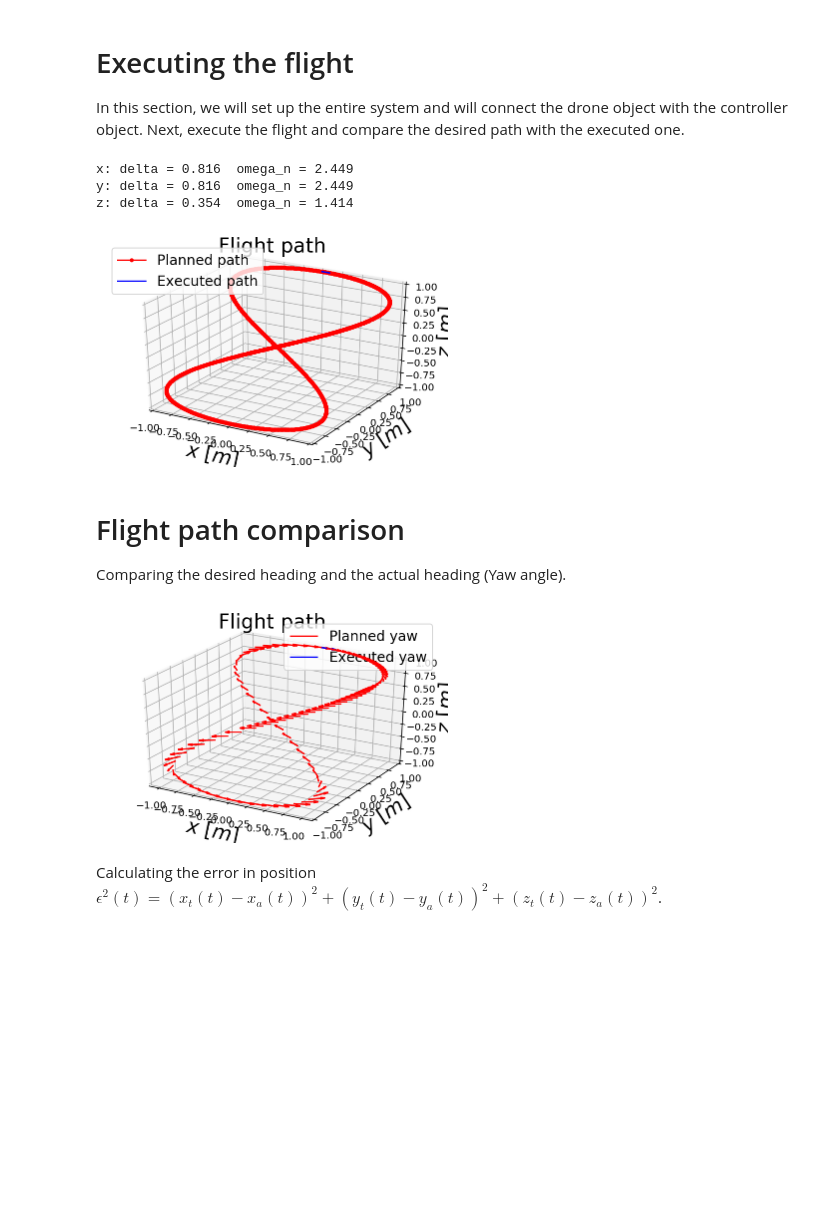
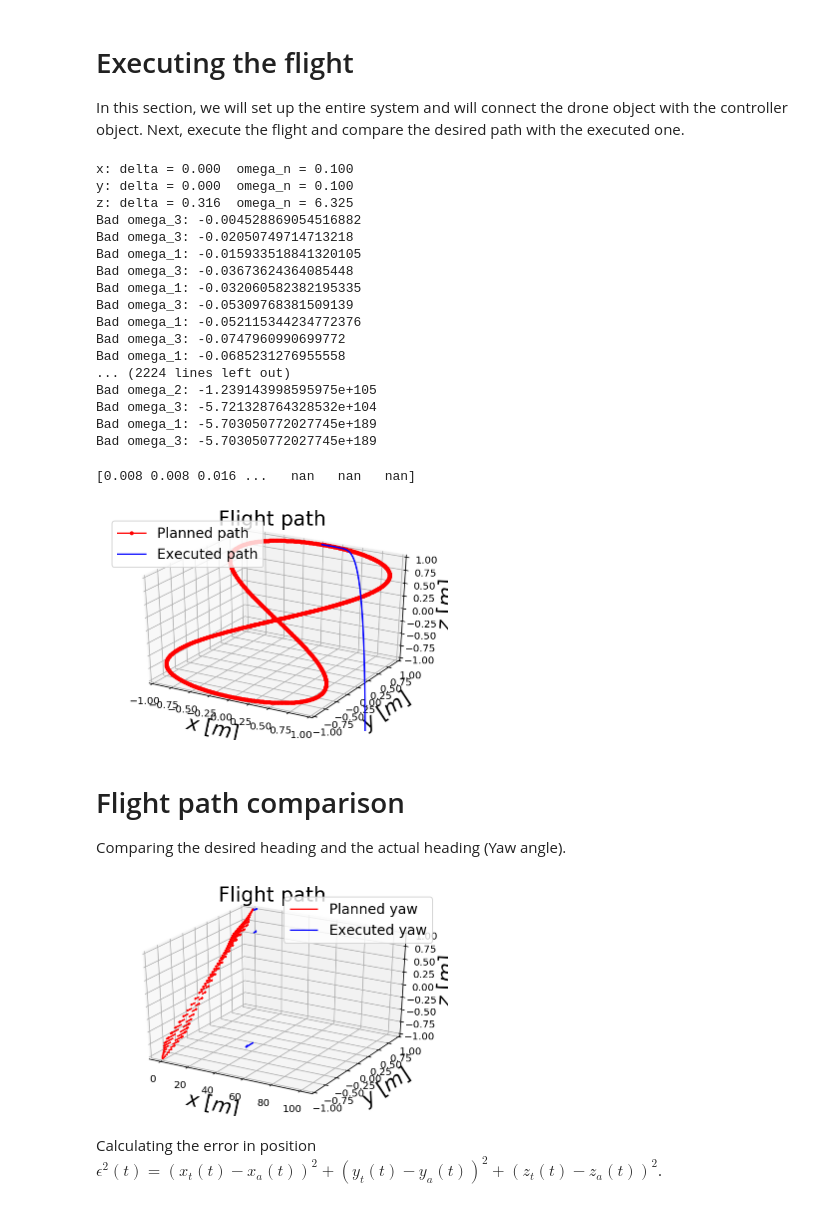
Before and after one commit to miker2/FCND-udacity, a Jupyter notebook: jupyter_notebooks/3_Controls/4_Full3DControl/Lesson 4 - 3D Drone-Full-Notebook.ipynb, the cells around one changed output. Drawn from its saved outputs; the diff is of its cells as text; code cells hidden in the pictures; blank space fills up the shorter version.

Commit message:
Finished implementing full 3D controller. Needs Tuning.
 -- Controller is currently unstable!

```diff
--- a/jupyter_notebooks/3_Controls/4_Full3DControl/Lesson 4 - 3D Drone-Full-Notebook.ipynb
+++ b/jupyter_notebooks/3_Controls/4_Full3DControl/Lesson 4 - 3D Drone-Full-Notebook.ipynb
@@ -878,20 +937,18 @@ drone = DroneIn3D()
 
 # creating the control system object
 
-control_system = Controller(z_k_p=2.0,
-                            z_k_d=1.0,
-                            x_k_p=6.0,
-                            x_k_d=4.0,
-                            y_k_p=6.0,
-                            y_k_d=4.0,
-                            k_p_roll=8.0,
-                            k_p_pitch=8.0,
-                            k_p_yaw=8.0,
-                            k_p_p=20.0,
-                            k_p_q=20.0,
-                            k_p_r=20.0)
-
-
+control_system = Controller(z_k_p=40.0,
+                            z_k_d=4.0,
+                            x_k_p=0.01,
+                            x_k_d=0.0,
+                            y_k_p=0.01,
+                            y_k_d=0.0,
+                            k_p_roll=1.0,
+                            k_p_pitch=1.0,
+                            k_p_yaw=4.0,
+                            k_p_p=10.0,
+                            k_p_q=10.0,
+                            k_p_r=10.0)
 
 # declaring the initial state of the drone with zero
 # height and zero velocity
@@ -961,40 +1018,58 @@ for i in range(0,z_path.shape[0]):
 
         drone_state = drone.advance_state(dt/inner_loop_relative_to_outer_loop)
 
+
     # generating a history of the state history, propeller angular velocities and linear accelerations
     drone_state_history = np.vstack((drone_state_history, drone_state))
 
     omega_history=np.vstack((omega_history,drone.omega))
     accelerations = drone.linear_acceleration()
     accelerations_history= np.vstack((accelerations_history,accelerations))
     angular_vel_history = np.vstack((angular_vel_history,drone.get_euler_derivatives()))
 
 
 
 fig = plt.figure()
 ax = fig.gca(projection='3d')
 ax.plot(x_path, y_path, z_path,linestyle='-',marker='.',color='red')
 ax.plot(drone_state_history[:,0],
          drone_state_history[:,1],
          drone_state_history[:,2],
          linestyle='-',color='blue')
 
+print(drone_state_history[:,0])
+
 plt.title('Flight path').set_fontsize(20)
 ax.set_xlabel('$x$ [$m$]').set_fontsize(20)
 ax.set_ylabel('$y$ [$m$]').set_fontsize(20)
 ax.set_zlabel('$z$ [$m$]').set_fontsize(20)
 plt.legend(['Planned path','Executed path'],fontsize = 14)
 
 ax.set_xlim(-1, 1)
 ax.set_ylim(-1, 1)
 ax.set_zlim(-1, 1)
 
 plt.show()
 # %% [output]
-x: delta = 0.816  omega_n = 2.449
-y: delta = 0.816  omega_n = 2.449
-z: delta = 0.354  omega_n = 1.414
+x: delta = 0.000  omega_n = 0.100
+y: delta = 0.000  omega_n = 0.100
+z: delta = 0.316  omega_n = 6.325
+Bad omega_3: -0.004528869054516882
+Bad omega_3: -0.02050749714713218
+Bad omega_1: -0.015933518841320105
+Bad omega_3: -0.03673624364085448
+Bad omega_1: -0.032060582382195335
+Bad omega_3: -0.05309768381509139
+Bad omega_1: -0.052115344234772376
+Bad omega_3: -0.0747960990699772
+Bad omega_1: -0.0685231276955558
+... (2224 lines left out)
+Bad omega_2: -1.239143998595975e+105
+Bad omega_3: -5.721328764328532e+104
+Bad omega_1: -5.703050772027745e+189
+Bad omega_3: -5.703050772027745e+189
+[0.008 0.008 0.016 ...   nan   nan   nan]
-[figure, old version]
+[figure, new version]
 # %% [markdown]
 # Flight path comparison
 
@@ -1028,7 +1103,7 @@ plt.legend(['Planned yaw','Executed yaw'],fontsize = 14)
 
 plt.show()
 # %% [output]
-[figure, old version]
+[figure, new version]
 # %% [markdown]
 Calculating the error in position $\epsilon^2(t) = \left(x_t(t)-x_a(t)\right)^2 + \left(y_t(t)-y_a(t)\right)^2+ \left(z_t(t)-z_a(t)\right)^2$.
 # %%
```
Also changed, not shown: parts of 12 cells of this notebook.
